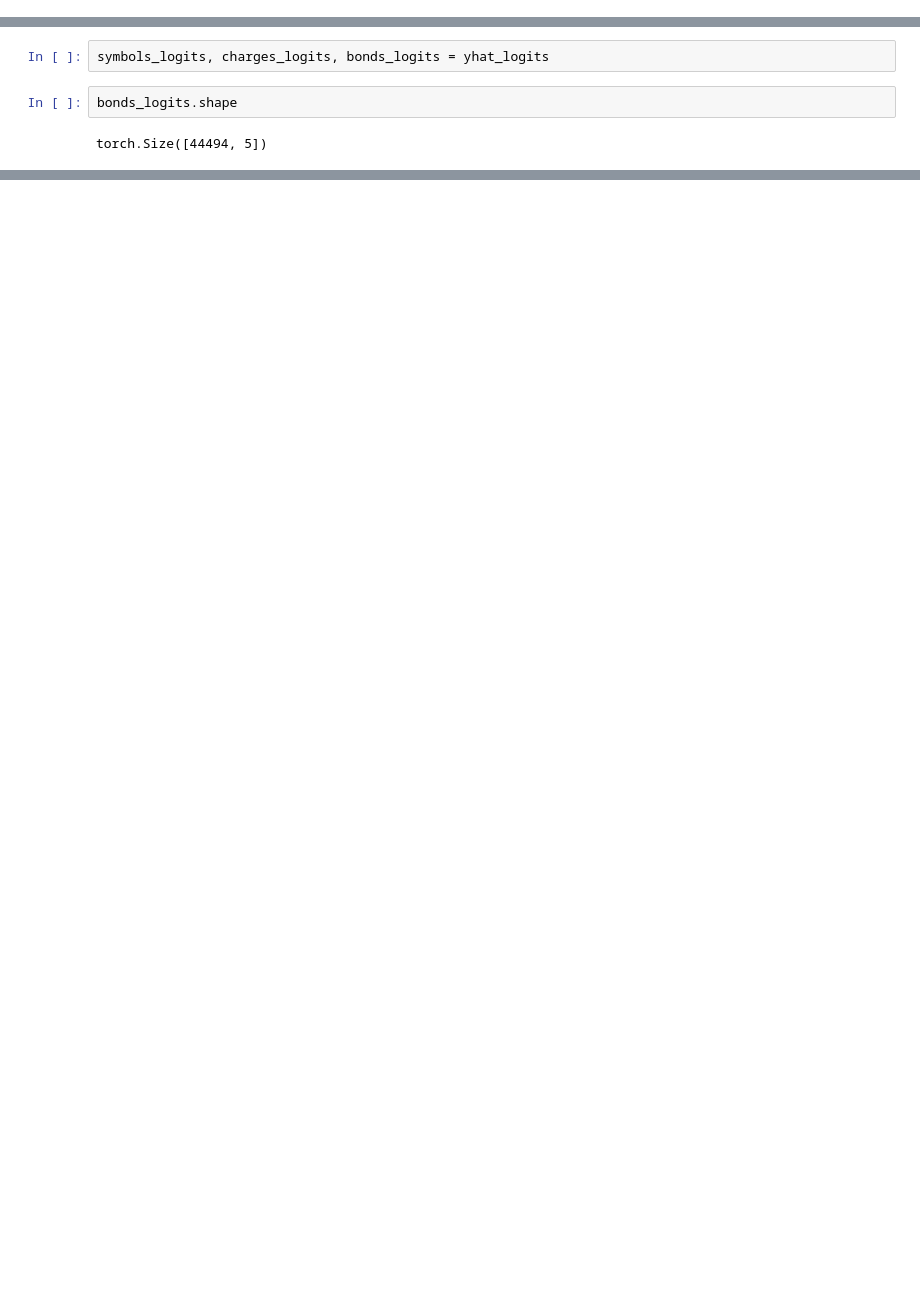
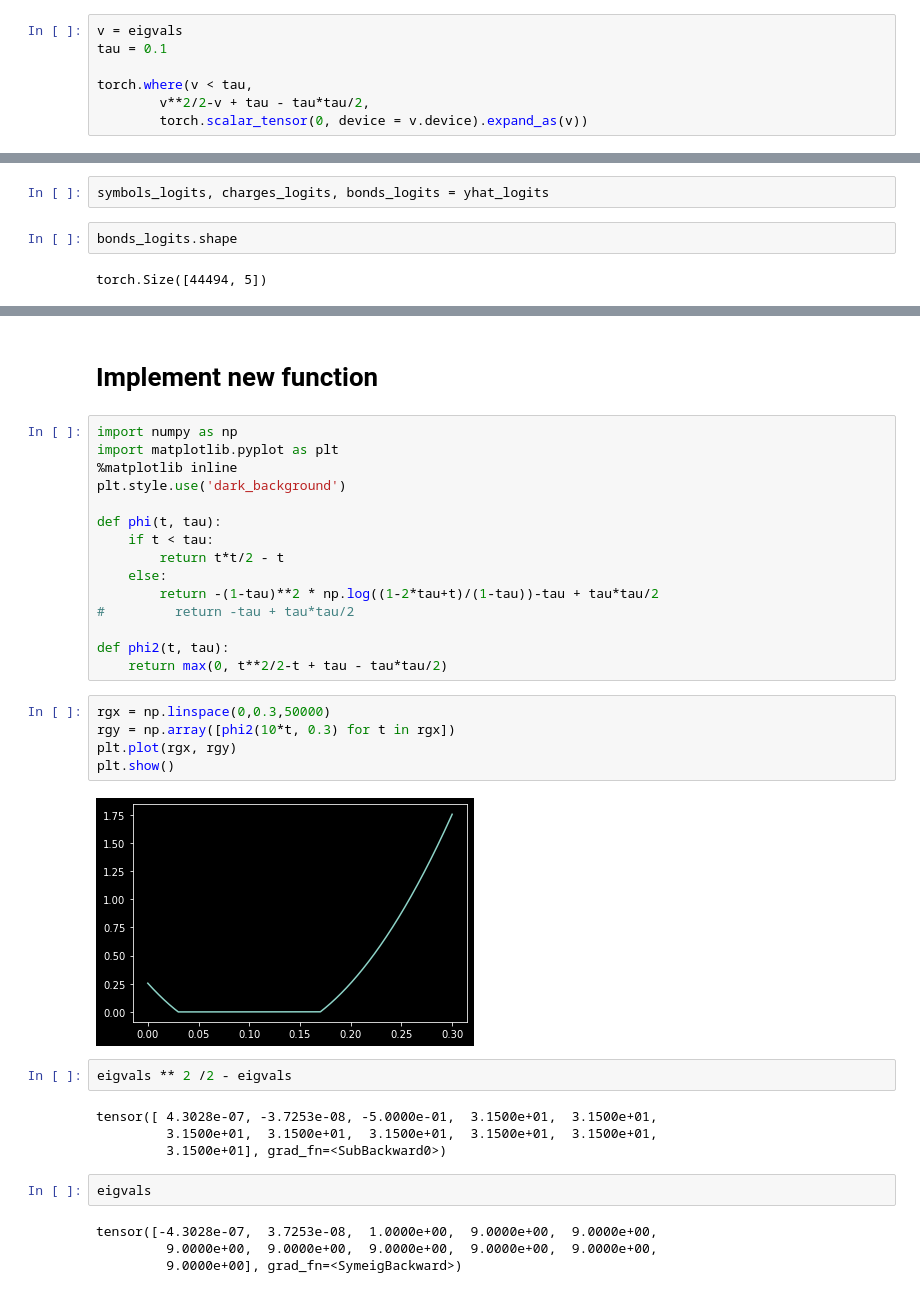
Before and after one commit to octavdragoi/tum-thesis, a Jupyter notebook: ntbk/dev_graph_connectivity.ipynb, the cells around one changed output, grey strips where cells are left out. Saved outputs shown, nothing was run; the diff lists cells and outputs as text; blank space fills up the shorter version.

```diff
--- a/ntbk/dev_graph_connectivity.ipynb
+++ b/ntbk/dev_graph_connectivity.ipynb
@@ -32,0 +56,7 @@ tensor(159.9999, grad_fn=<DetBackward>)
+# %%
+v = eigvals
+tau = 0.1
+
+torch.where(v < tau,
+        v**2/2-v + tau - tau*tau/2,
+        torch.scalar_tensor(0, device = v.device).expand_as(v))
@@ -211,0 +210,36 @@ tensor([[1., 1., 1., 1., 1., 1., 1., 1., 1., 1., 1., 1., 0., 0., 0., 1., 1., 1.,
+# %% [markdown]
+# Implement new function
+# %%
+import numpy as np
+import matplotlib.pyplot as plt
+%matplotlib inline
+plt.style.use('dark_background')
+
+def phi(t, tau):
+    if t < tau:
+        return t*t/2 - t
+    else:
+        return -(1-tau)**2 * np.log((1-2*tau+t)/(1-tau))-tau + tau*tau/2
+#         return -tau + tau*tau/2
+
+def phi2(t, tau):
+    return max(0, t**2/2-t + tau - tau*tau/2)
+# %%
+rgx = np.linspace(0,0.3,50000)
+rgy = np.array([phi2(10*t, 0.3) for t in rgx])
+plt.plot(rgx, rgy)
+plt.show()
+# %% [output]
+[figure, added]
+# %%
+eigvals ** 2 /2 - eigvals
+# %% [output]
+tensor([ 4.3028e-07, -3.7253e-08, -5.0000e-01,  3.1500e+01,  3.1500e+01,
+         3.1500e+01,  3.1500e+01,  3.1500e+01,  3.1500e+01,  3.1500e+01,
+         3.1500e+01], grad_fn=<SubBackward0>)
+# %%
+eigvals
+# %% [output]
+tensor([-4.3028e-07,  3.7253e-08,  1.0000e+00,  9.0000e+00,  9.0000e+00,
+         9.0000e+00,  9.0000e+00,  9.0000e+00,  9.0000e+00,  9.0000e+00,
+         9.0000e+00], grad_fn=<SymeigBackward>)
```
Also changed, not shown: parts of 49 cells of this notebook, 3 other files.
